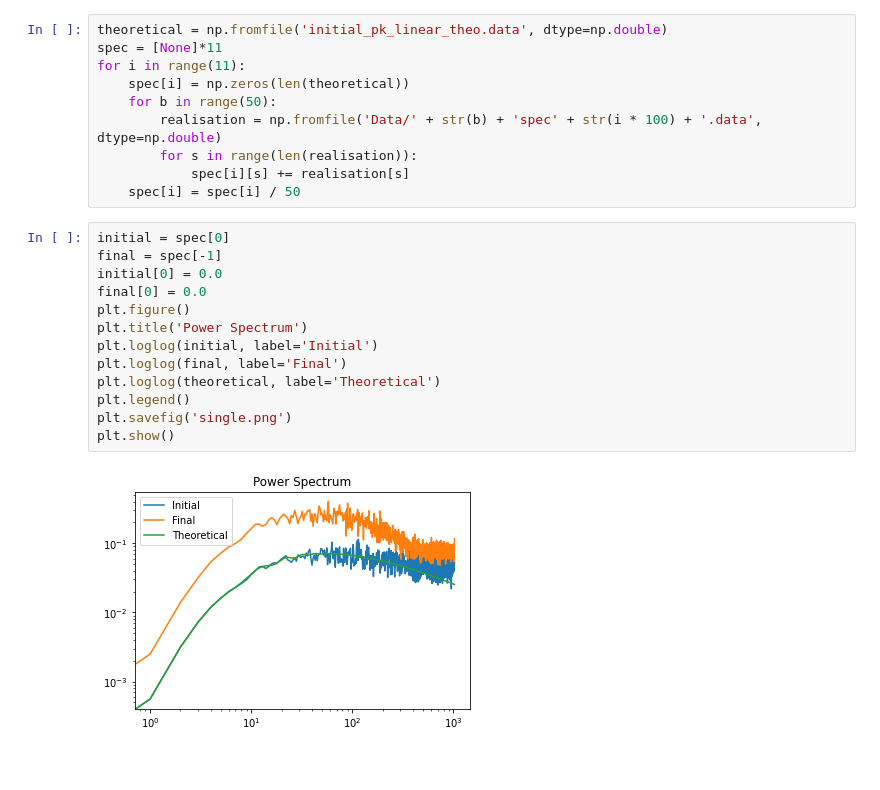
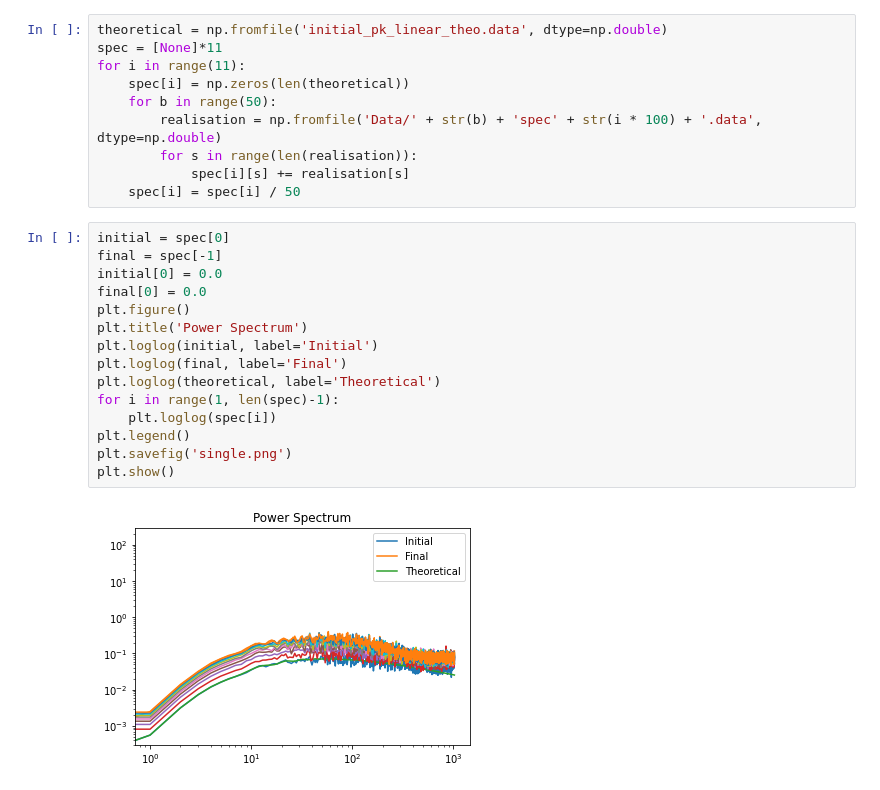
Before and after one commit to carle13/NumericalMethods2, a Jupyter notebook: SessionFinalParallel/graphs.ipynb, the cells around one changed output. Drawn from its saved outputs; the diff is of its cells as text.

Commit message:
graph

```diff
--- a/SessionFinalParallel/graphs.ipynb
+++ b/SessionFinalParallel/graphs.ipynb
@@ -14,15 +14,17 @@ for i in range(11):
 # %%
 initial = spec[0]
 final = spec[-1]
 initial[0] = 0.0
 final[0] = 0.0
 plt.figure()
 plt.title('Power Spectrum')
 plt.loglog(initial, label='Initial')
 plt.loglog(final, label='Final')
 plt.loglog(theoretical, label='Theoretical')
+for i in range(1, len(spec)-1):
+	plt.loglog(spec[i])
 plt.legend()
 plt.savefig('single.png')
 plt.show()
 # %% [output]
-[figure, old version]
+[figure, new version]
```
Also changed, not shown: 1 other file.
